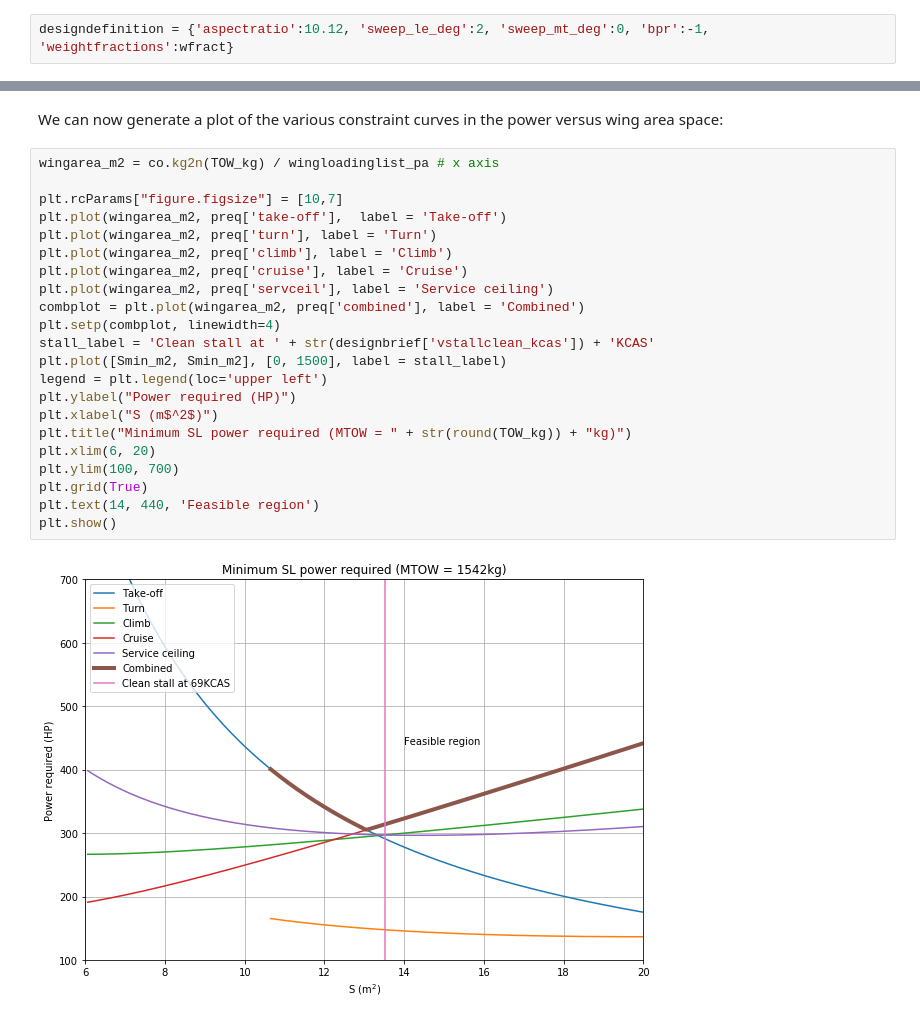
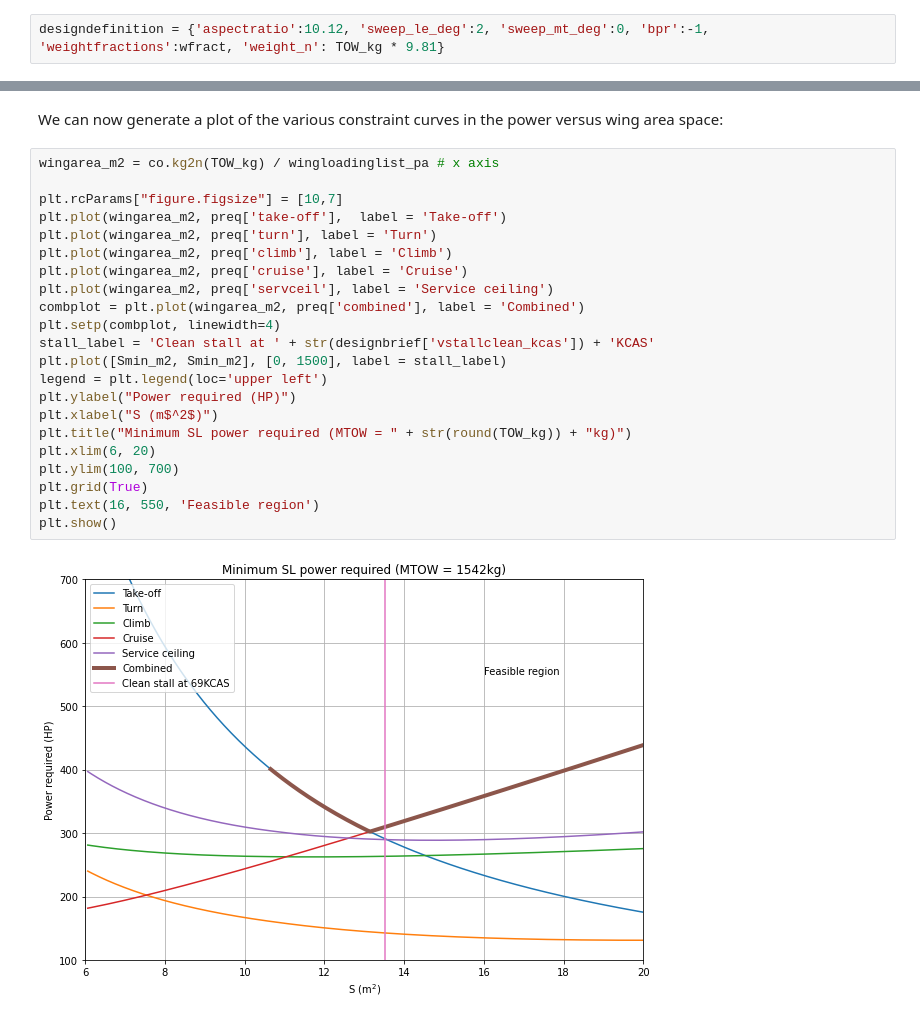
Before and after one commit to sobester/ADRpy, a Jupyter notebook: docs/ADRpy/notebooks/Constraint analysis of a single engine piston prop.ipynb, the cells around one changed output, grey strips where cells are left out. Cells and saved outputs as stored; diff of their text form.

```diff
--- a/docs/ADRpy/notebooks/Constraint analysis of a single engine piston prop.ipynb
+++ b/docs/ADRpy/notebooks/Constraint analysis of a single engine piston prop.ipynb
@@ -24,5 +28,5 @@ These fractions, as well as some basic design parameters are specified in the ``
 # %%
-designdefinition = {'aspectratio':10.12, 'sweep_le_deg':2, 'sweep_mt_deg':0, 'bpr':-1, 'weightfractions':wfract}
+designdefinition = {'aspectratio':10.12, 'sweep_le_deg':2, 'sweep_mt_deg':0, 'bpr':-1, 'weightfractions':wfract, 'weight_n': TOW_kg * 9.81}
 # %% [markdown]
 We next define some design performance estimates, e.g., the propeller efficiencies ($\eta_\mathrm{prop}$) corresponding to the various constraints, drag and lift coefficients and the wheel rolling resistance coefficient:
 # %%
@@ -57,24 +57,24 @@ We can now generate a plot of the various constraint curves in the power versus
 # %%
 wingarea_m2 = co.kg2n(TOW_kg) / wingloadinglist_pa # x axis
 
 plt.rcParams["figure.figsize"] = [10,7]
 plt.plot(wingarea_m2, preq['take-off'],  label = 'Take-off')
 plt.plot(wingarea_m2, preq['turn'], label = 'Turn')
 plt.plot(wingarea_m2, preq['climb'], label = 'Climb')
 plt.plot(wingarea_m2, preq['cruise'], label = 'Cruise')
 plt.plot(wingarea_m2, preq['servceil'], label = 'Service ceiling')
 combplot = plt.plot(wingarea_m2, preq['combined'], label = 'Combined')
 plt.setp(combplot, linewidth=4)
 stall_label = 'Clean stall at ' + str(designbrief['vstallclean_kcas']) + 'KCAS'
 plt.plot([Smin_m2, Smin_m2], [0, 1500], label = stall_label)
 legend = plt.legend(loc='upper left')
 plt.ylabel("Power required (HP)")
 plt.xlabel("S (m$^2$)")
 plt.title("Minimum SL power required (MTOW = " + str(round(TOW_kg)) + "kg)")
 plt.xlim(6, 20)
 plt.ylim(100, 700)
 plt.grid(True)
-plt.text(14, 440, 'Feasible region')
+plt.text(16, 550, 'Feasible region')
 plt.show()
 # %% [output]
-[figure, old version]
+[figure, new version]
```
Also changed, not shown: parts of 5 cells of this notebook.
